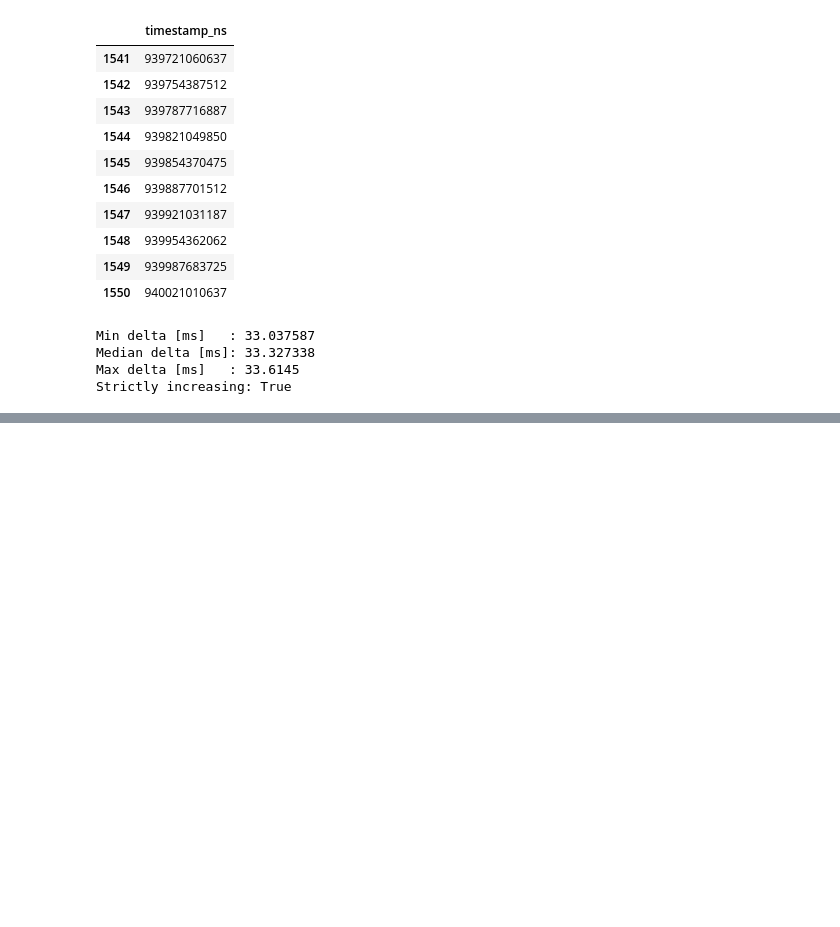
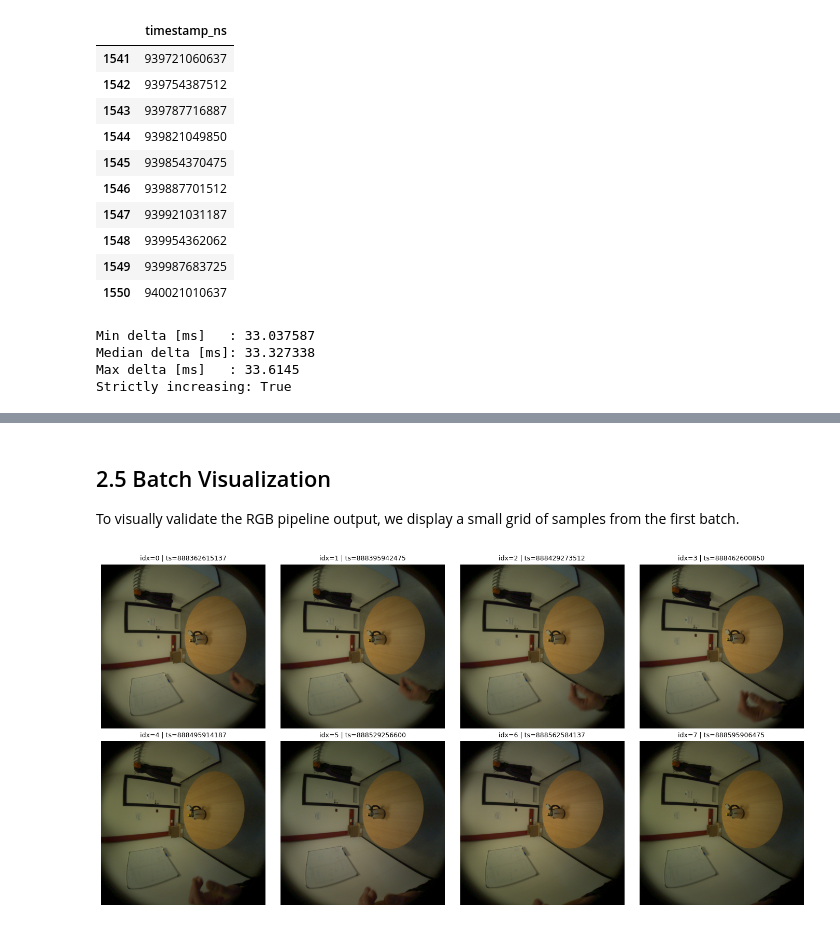
Before and after one commit to GianMalvisi/AriaGen1, a Jupyter notebook: notebooks/02_single_camera_pipeline.ipynb, the cells around one changed output, grey strips where cells are left out. Cells and saved outputs as stored; diff of their text form; code cells hidden in the pictures; blank space fills up the shorter version.

Commit message:
runned tests on loaded data, exported ariadataset class in reusable script

```diff
--- a/notebooks/02_single_camera_pipeline.ipynb
+++ b/notebooks/02_single_camera_pipeline.ipynb
@@ -166,0 +437,15 @@ Strictly increasing: True
+# %%
+BATCH_SIZE = 8 # variable batch size for testing
+
+# num_workers=0 is the safest option, set as default
+rgb_loader = DataLoader(
+    dataset=rgb_dataset,
+    batch_size=BATCH_SIZE,
+    shuffle=False,
+    num_workers=0,
+    collate_fn=aria_collate_fn,
+)
+
+print("DataLoader created successfully")
+print("Batch size:", BATCH_SIZE)
+print("Num batches:", len(rgb_loader)) # expected to be roof(dataset_length / batch_size)
@@ -166,0 +508,39 @@ Strictly increasing: True
+# %% [markdown]
+## 2.5 Batch Visualization
+
+To visually validate the RGB pipeline output, we display a small grid of samples from the first batch.
+# %%
+import math
+import matplotlib.pyplot as plt
+
+batch_images, batch_timestamps_ns = next(iter(rgb_loader))
+
+# Visualization function to display a batch of images with their corresponding timestamps in a 4x2 grid.
+def show_batch_with_timestamps(images, timestamps_ns, max_items=8, ncols=4, figsize=(14, 7)):
+    num_items = min(max_items, images.shape[0])
+    nrows = math.ceil(num_items / ncols)
+
+    fig, axes = plt.subplots(nrows, ncols, figsize=figsize)
+    axes = np.array(axes).reshape(nrows, ncols)
+
+    # Iterate through the batch and display each image with its timestamp.
+    for i in range(nrows * ncols):
+        r, c = divmod(i, ncols)
+        ax = axes[r, c]
+        ax.axis("off")
+
+        if i >= num_items:
+            continue
+
+        img = images[i].detach().cpu()
+        img = img.permute(1, 2, 0).numpy()  # CHW -> HWC
+
+        ax.imshow(img)
+        ax.set_title(f"idx={i} | ts={int(timestamps_ns[i])}", fontsize=9)
+
+    plt.tight_layout()
+    plt.show()
+
+show_batch_with_timestamps(batch_images, batch_timestamps_ns, max_items=8, ncols=4)
+# %% [output]
+[figure, added]
```
Also changed, not shown: parts of 26 cells of this notebook, 1 other file.
